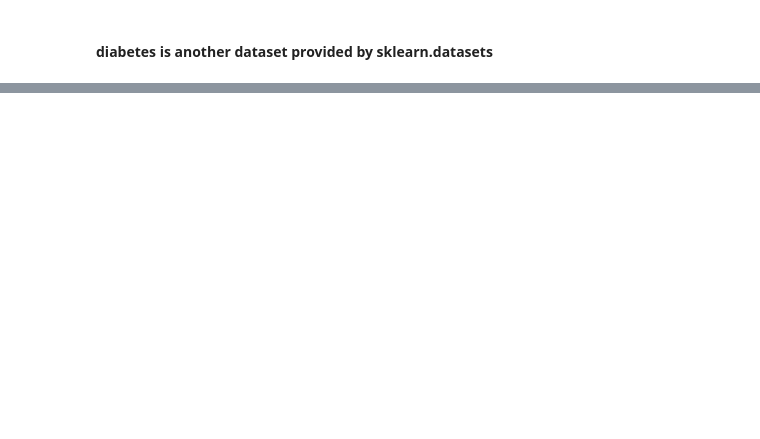
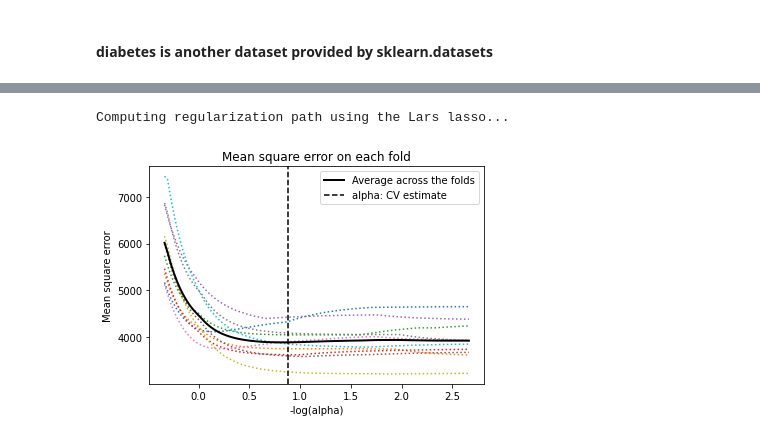
Before and after one commit to CieranW/SIE433, a Jupyter notebook: hw3/Model-Selection.ipynb, the cells around one changed output, grey strips where cells are left out. Saved outputs shown, nothing was run; the diff lists cells and outputs as text; code cells hidden in the pictures; blank space fills up the shorter version.

```diff
--- a/hw3/Model-Selection.ipynb
+++ b/hw3/Model-Selection.ipynb
@@ -17,10 +18,12 @@ from itertools import combinations
 # %%
 diabetes = datasets.load_diabetes()
 # %%
-df = pd.DataFrame(diabetes.data)    #since above codes is for dataframe, we use pandas to change the data into dataframe
-df.columns = diabetes.feature_names #assign the feature names to the dataframe
-df['target'] = diabetes.target
+df = pd.DataFrame(
+    diabetes.data
+)  # since above codes is for dataframe, we use pandas to change the data into dataframe
+df.columns = diabetes.feature_names  # assign the feature names to the dataframe
+df["target"] = diabetes.target
 
-df = df[['s1', 's2', 's3', 's5', 'target']]
+df = df[["s1", "s2", "s3", "s5", "target"]]
 # %%
 df.head()
@@ -258,0 +237,34 @@ print('R^2: %.2f' % pr.score(x_poly, y_train))
+# %%
+print("Computing regularization path using the Lars lasso...")
+
+# 10 fold cross validation
+# fit lasso regression
+model = linear_model.LassoCV(cv=10).fit(x_train, y_train)
+
+# Display results
+m_log_alphas = -np.log10(model.alphas_)
+
+plt.figure()
+plt.plot(m_log_alphas, model.mse_path_, ":")
+plt.plot(
+    m_log_alphas,
+    model.mse_path_.mean(axis=-1),
+    "k",
+    label="Average across the folds",
+    linewidth=2,
+)
+# vertical dashed line with black color, indicating the best alpha value
+plt.axvline(
+    -np.log10(model.alpha_), linestyle="--", color="k", label="alpha: CV estimate"
+)
+
+plt.legend()
+
+plt.xlabel("-log(alpha)")
+plt.ylabel("Mean square error")
+plt.title("Mean square error on each fold")
+plt.axis("tight")
+plt.show()
+# %% [output]
+Computing regularization path using the Lars lasso...
+[figure, added]
```
Also changed, not shown: parts of 37 cells of this notebook, 1 other file.
